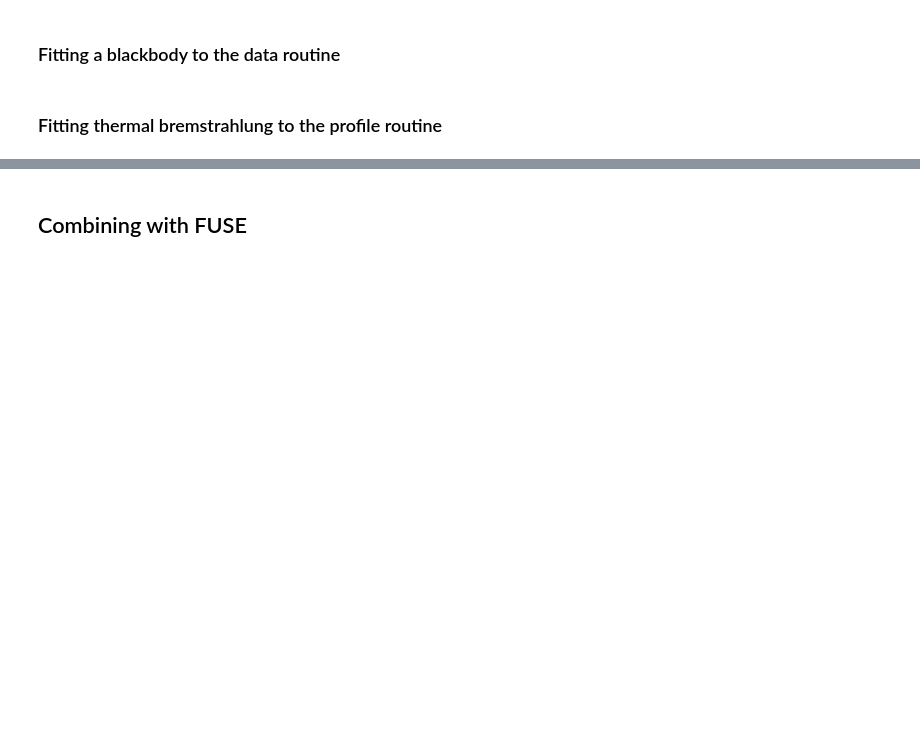
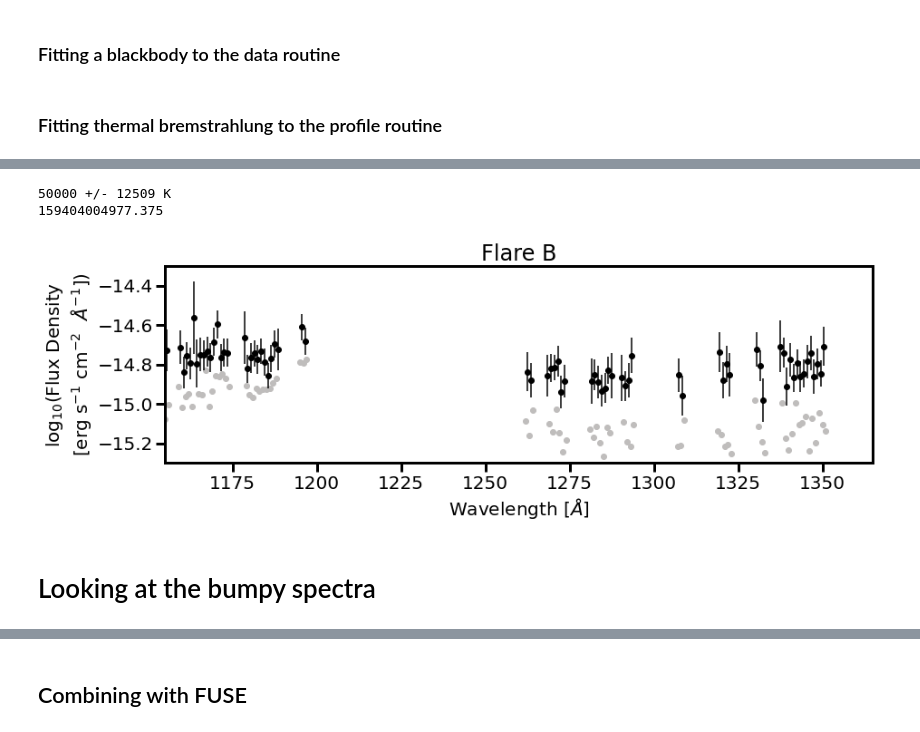
Before and after one commit to afeinstein20/cos_flares, a Jupyter notebook: notebooks/blackbody_fits.ipynb, the cells around one changed output, grey strips where cells are left out. Saved outputs shown, nothing was run; the diff lists cells and outputs as text; code cells hidden in the pictures; blank space fills up the shorter version.

```diff
--- a/notebooks/blackbody_fits.ipynb
+++ b/notebooks/blackbody_fits.ipynb
@@ -369,3 +369,75 @@ plt.subplots_adjust(hspace=0.2)
+# %%
+ion_colors = np.append('#878482', parula[np.linspace(0,200,5,dtype=int)])
+
+fig, laxes = plt.subplots(nrows=1, ncols=1, figsize=(14,4), sharex=True, sharey=True)
+#laxes = axes.reshape(-1)
+laxes = [laxes]
+fig.set_facecolor('w')
+
+
+letters=['B', 'D', 'J', 'K', 'M']
+
+for j,i in enumerate([1]):#,3,-4,-3,-1]):
+
+
+    #label='log(T) = {}'.format(np.round(np.log10(bestfit),2))
+    laxes[j].errorbar(all_bb_fits[0][0].time.value,
+                      all_bb_fits[0][0].flux.value,
+                      all_bb_fits[0][0].flux_err.value,
+                      marker='o', linestyle='', #label='Quiescent',
+                      color='#bfbdbc', zorder=1, markeredgecolor=None)
+
+    laxes[j].errorbar(all_bb_fits[j+1][0].time.value,
+                      all_bb_fits[j+1][0].flux.value,
+                      all_bb_fits[j+1][0].flux_err.value, #label='In-Flare',
+                      marker='o', linestyle='', color='k', zorder=2)
+
+    label='{} +/- {} K'.format(int(np.round(all_bb_fits[j+1][1].params['T'].value,0)),
+                               int(np.round(all_bb_fits[j+1][1].params['T'].stderr,0)))
+    print(label)
+
+    if i > -5:
+        brem_w = (constants.c/all_brem_fits[j][0]).to(units.AA)
+        u = brem_w.value < 1120
+        err = np.log10(all_brem_fits[j][-1]/(all_brem_fits[j][-2]))
+        print(all_brem_fits[j][-2])
+        label = 'log$_{10}$(T) = ' + str(np.round(np.log10(all_brem_fits[j][-2]),2))
+        label += '$\pm$'
+        if np.isfinite(err)==True:
+            label += str(np.round(err,1))
+        else:
+            label += str(2.5)
+        #laxes[j].plot(brem_w[u], all_brem_fits[j][1][u], lw=4,
+        #              zorder=1, color=ion_colors[j+1],
+        #              label=label)
+
+    #laxes[j].legend()
+
+    ax2 = laxes[j].twinx()
+
+    if i > -5:
+        ax2.set_title('Flare {}'.format(letters[j]), fontsize=24)
+    else:
+        ax2.set_ylabel(letters[j], fontsize=22)
+
+    ax2.set_yticks([])
+
+
+    laxes[j].set_ylabel('log$_{10}$(Flux Density\n[erg s$^{-1}$ cm$^{-2}$  $\AA^{-1}$])',
+                            fontsize=20)
+    laxes[j].set_xlabel('Wavelength [$\AA$]', fontsize=20)
+    laxes[j].set_rasterized(True)
+    laxes[j].set_ylim(-15.3,-14.3)
+    laxes[j].set_xlim(1155, 1365)
+
+plt.subplots_adjust(hspace=0.2)
+
+plt.savefig('/Users/belugawhale/Desktop/bbs_zoomed.png',
+            rasterize=True, dpi=300, bbox_inches='tight')
+# %% [output]
+50000 +/- 12509 K
+159404004977.375
+[figure, added]
 # %%
 tab = Table()
 tab['wavelength'] = (constants.c/all_brem_fits[0][0]).to(units.AA)
@@ -377,3 +449,5 @@ tab = Table()
 tab['wavelength'] =binned_all.time
 tab['log_flux'] = binned_all.flux
 tab['log_flux_error'] = binned_all.flux_err
+# %% [markdown]
+# Looking at the bumpy spectra
```
Also changed, not shown: parts of 30 cells of this notebook, 15 other files.
